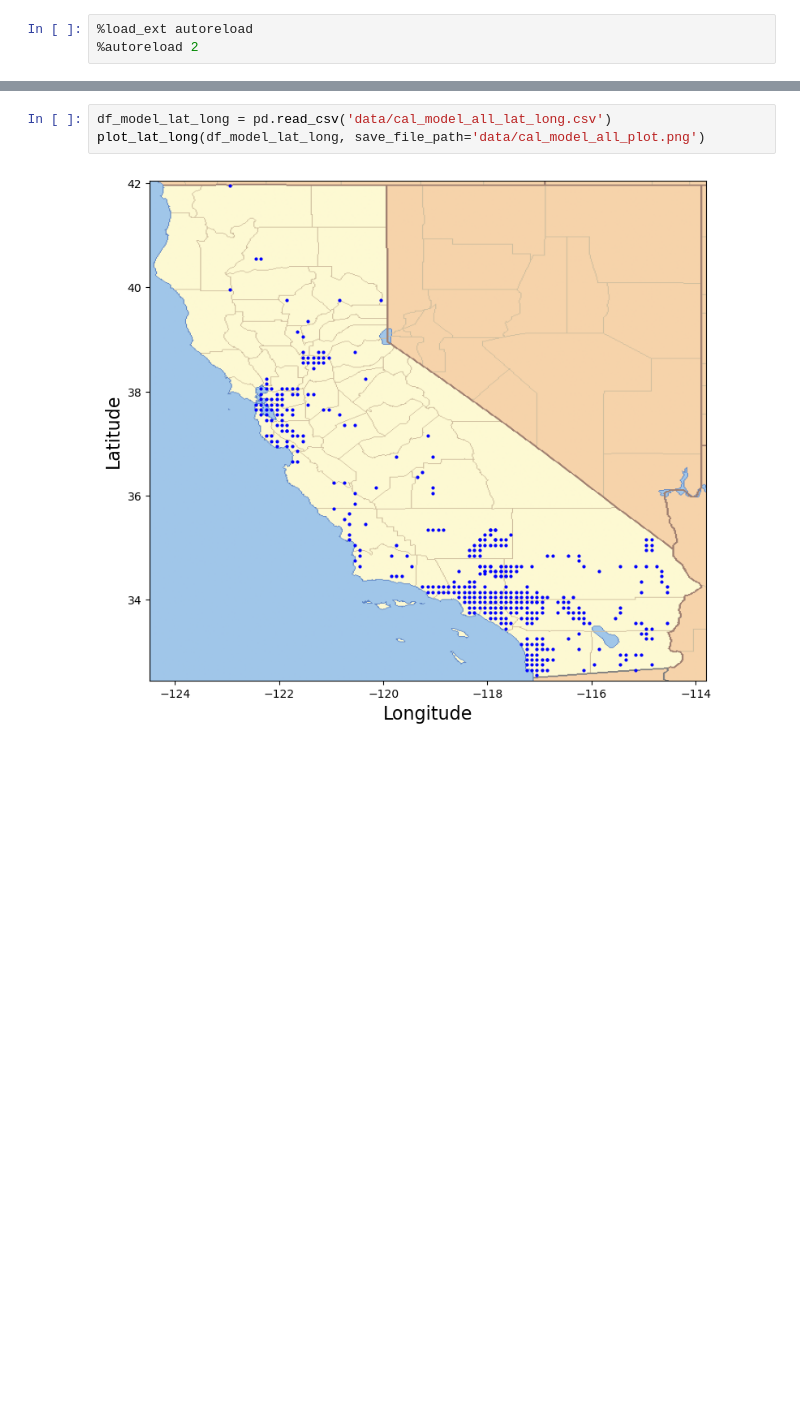
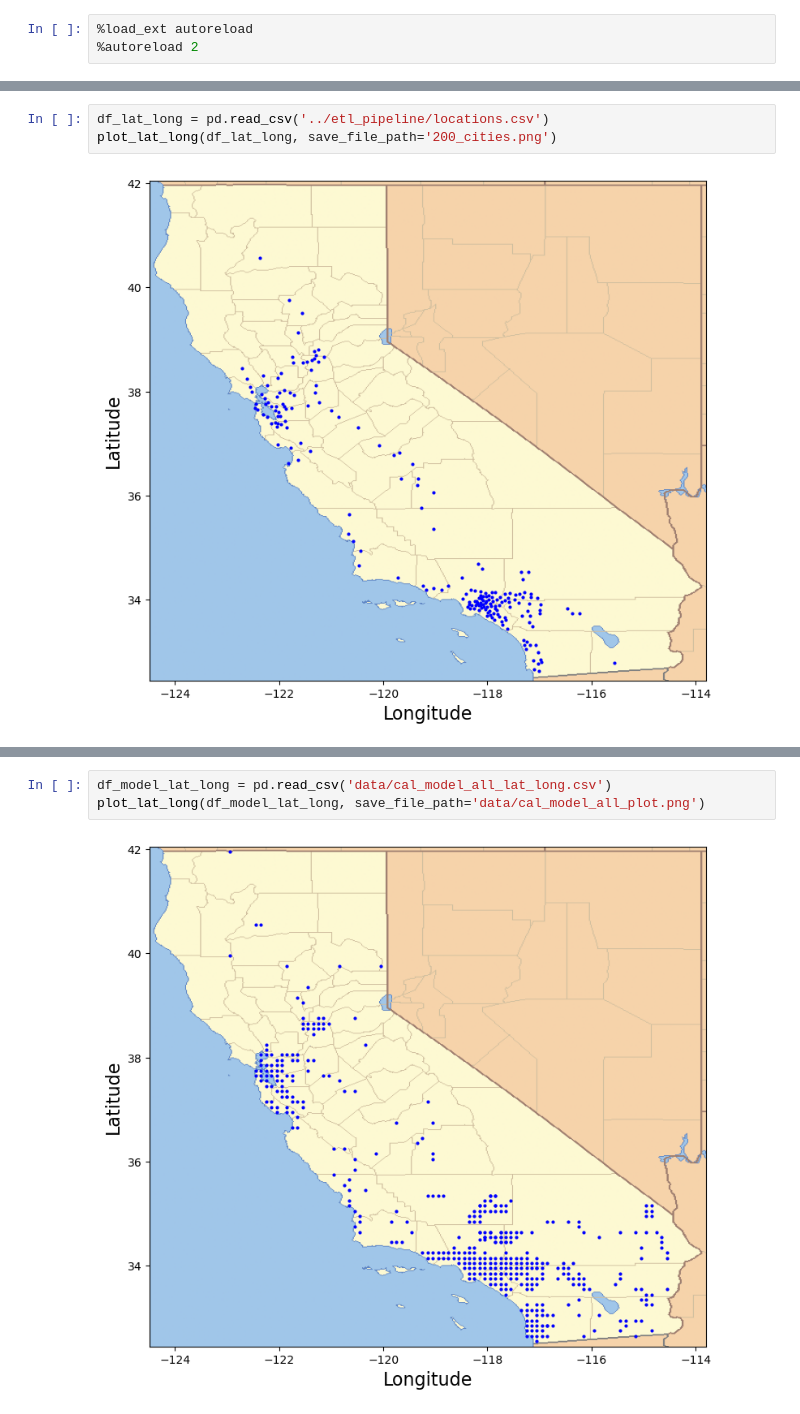
Before and after one commit to mattwheeler092/solar-power-output-prediction, a Jupyter notebook: lat_long_data/create_lat_long_list.ipynb, the cells around one changed output, grey strips where cells are left out. Saved outputs shown, nothing was run; the diff lists cells and outputs as text; blank space fills up the shorter version.

```diff
--- a/lat_long_data/create_lat_long_list.ipynb
+++ b/lat_long_data/create_lat_long_list.ipynb
@@ -36 +101,6 @@ def plot_lat_long(df, s=4, c='b',
+# %%
+df_lat_long = pd.read_csv('../etl_pipeline/locations.csv')
+plot_lat_long(df_lat_long, save_file_path='200_cities.png')
+# %% [output]
+[figure, added]
 # %%
```
Also changed, not shown: parts of 14 cells of this notebook.
